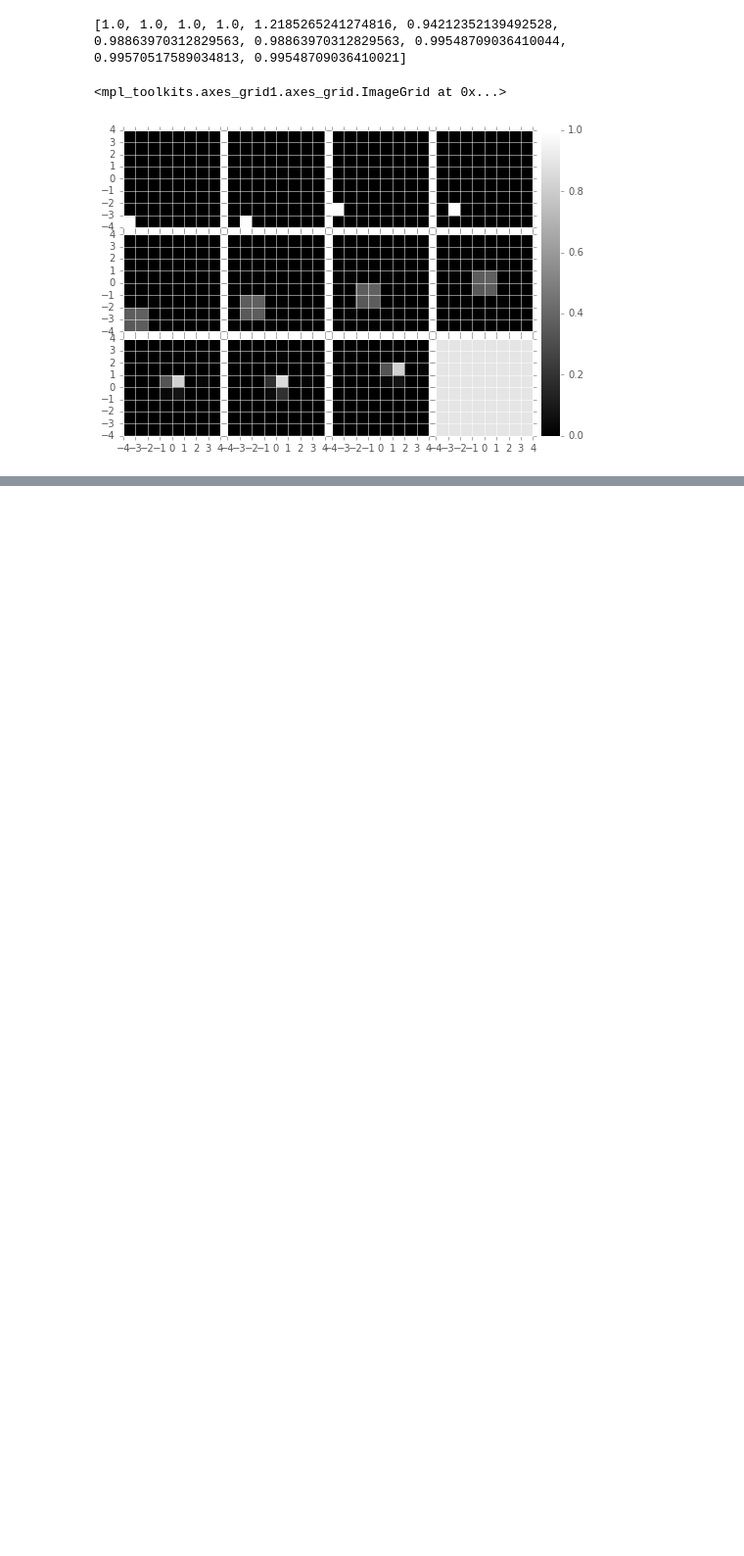
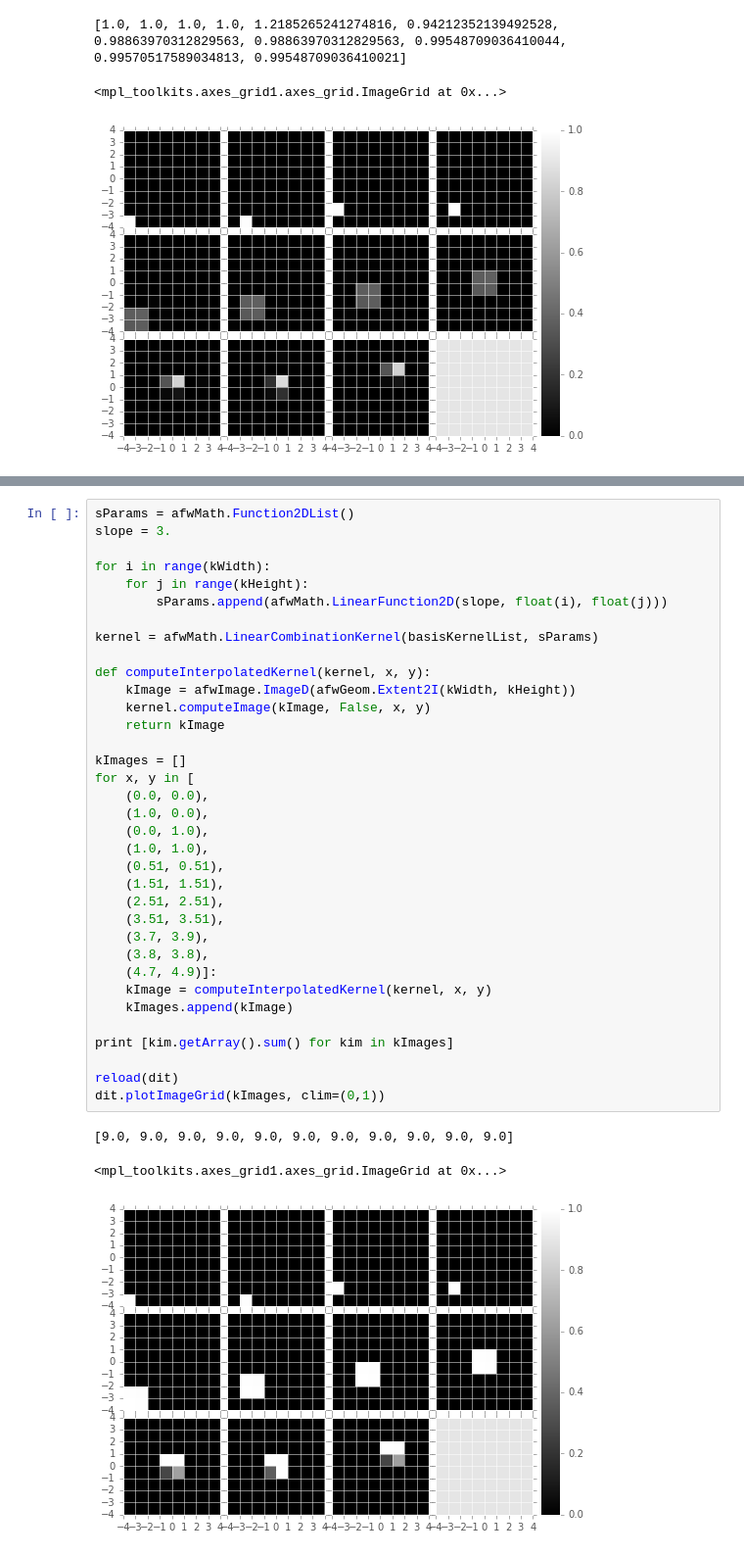
Before and after one commit to djreiss/DM-6162, a Jupyter notebook: spatial kernels.ipynb, the cells around one changed output, grey strips where cells are left out. Shown: that part at 98% size. Cells and saved outputs as stored; diff of their text form; blank space fills up the shorter version.

```diff
--- a/spatial kernels.ipynb
+++ b/spatial kernels.ipynb
@@ -381,0 +416,39 @@ dit.plotImageGrid(kImages, clim=(0,1))
+# %%
+sParams = afwMath.Function2DList()
+slope = 3.
+
+for i in range(kWidth):
+    for j in range(kHeight):
+        sParams.append(afwMath.LinearFunction2D(slope, float(i), float(j)))
+
+kernel = afwMath.LinearCombinationKernel(basisKernelList, sParams)
+
+def computeInterpolatedKernel(kernel, x, y):
+    kImage = afwImage.ImageD(afwGeom.Extent2I(kWidth, kHeight))
+    kernel.computeImage(kImage, False, x, y)
+    return kImage
+
+kImages = []
+for x, y in [
+    (0.0, 0.0),
+    (1.0, 0.0),
+    (0.0, 1.0),
+    (1.0, 1.0),
+    (0.51, 0.51),
+    (1.51, 1.51),
+    (2.51, 2.51),
+    (3.51, 3.51),
+    (3.7, 3.9),
+    (3.8, 3.8),
+    (4.7, 4.9)]:
+    kImage = computeInterpolatedKernel(kernel, x, y)
+    kImages.append(kImage)
+
+print [kim.getArray().sum() for kim in kImages]
+
+reload(dit)
+dit.plotImageGrid(kImages, clim=(0,1))
+# %% [output]
+[9.0, 9.0, 9.0, 9.0, 9.0, 9.0, 9.0, 9.0, 9.0, 9.0, 9.0]
+<mpl_toolkits.axes_grid1.axes_grid.ImageGrid at 0x...>
+[figure, added]
```
Also changed, not shown: parts of 6 cells of this notebook.
